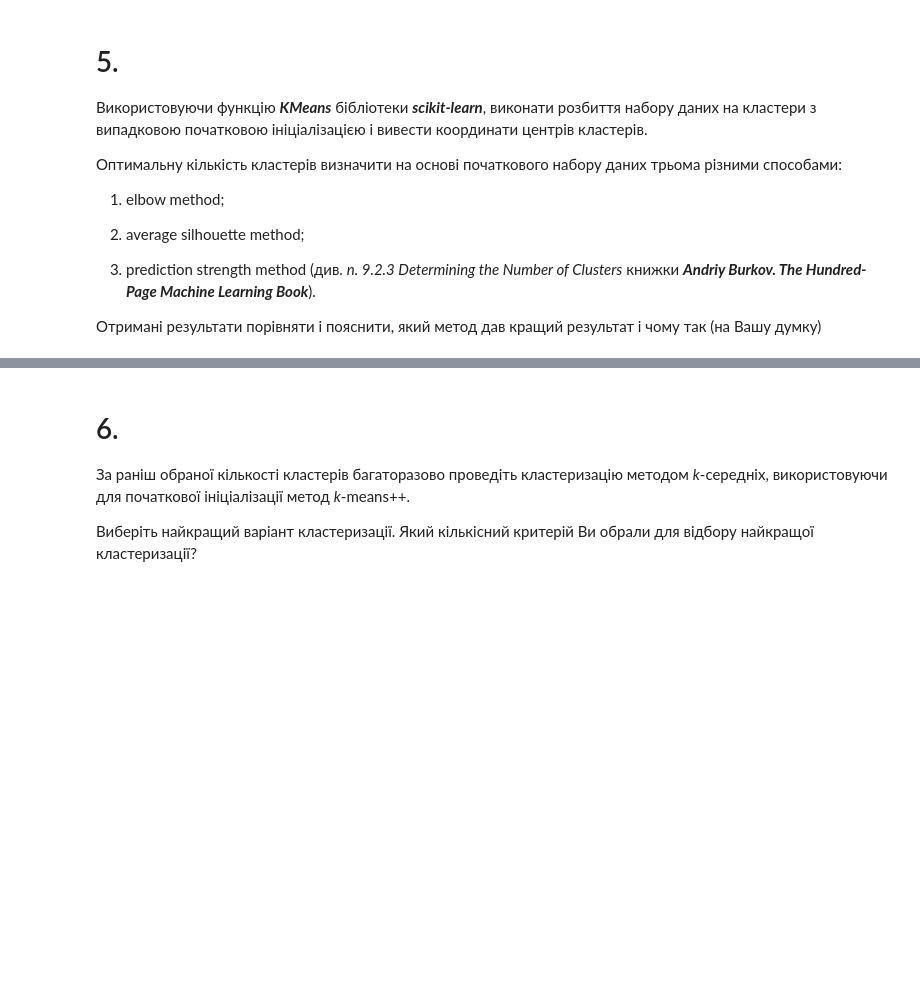
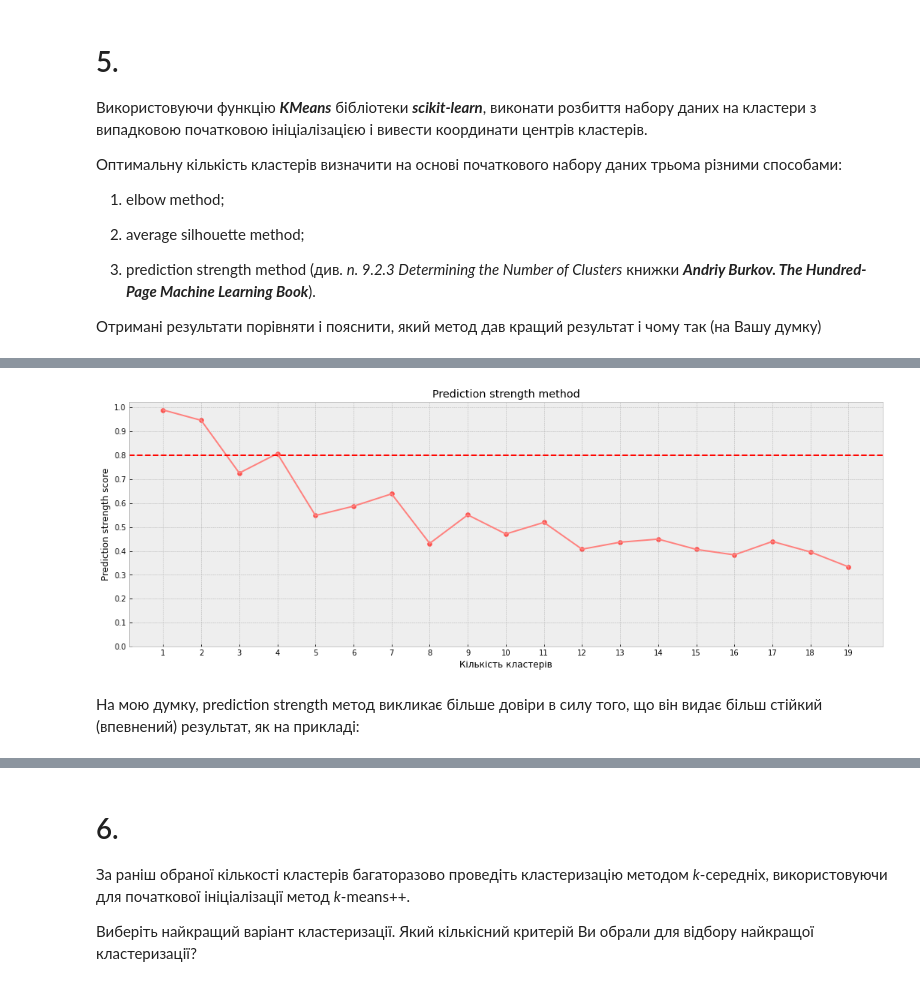
Before and after one commit to soneurotic/ML_lab5_ponomarenko, a Jupyter notebook: ponomarenko_lab5.ipynb, the cells around one changed output, grey strips where cells are left out. Cells and saved outputs as stored; diff of their text form; code cells hidden in the pictures; blank space fills up the shorter version.

```diff
--- a/ponomarenko_lab5.ipynb
+++ b/ponomarenko_lab5.ipynb
@@ -182,0 +358,23 @@ Text(0.5, 1.0, 'Elbow curve')
+# %%
+def ps_score(X, k):
+    rs = ShuffleSplit(n_splits=10, test_size=0.3, random_state=rstate)
+    X = X.values
+    ps=[]
+
+    for train_index, test_index in rs.split(X):
+        X_train, X_test = X[train_index], X[test_index]
+        train_model = KMeans(n_clusters=k, init='random', random_state=rstate).fit(X_train)
+        test_model = KMeans(n_clusters=k, init='random', random_state=rstate).fit(X_test)
+        score = prediction_strength_of_cluster(X_test, test_model.labels_, train_model.cluster_centers_, k)
+        ps.append(score)
+
+    return max(ps)
+# %%
+prediction_strengths = [ps_score(df, K) for K in tqdm(range(2, 21))]
+# %%
+y_label3 = '''Prediction strength score'''
+plot_graph('Кількість кластерів', y_label3, 'Prediction strength method', prediction_strengths, start=1)
+# %% [output]
+[figure, added]
+# %% [markdown]
+На мою думку, prediction strength метод викликає більше довіри в силу того, що він видає більш стійкий (впевнений) результат, як на прикладі:
```
Also changed, not shown: parts of 74 cells of this notebook.
